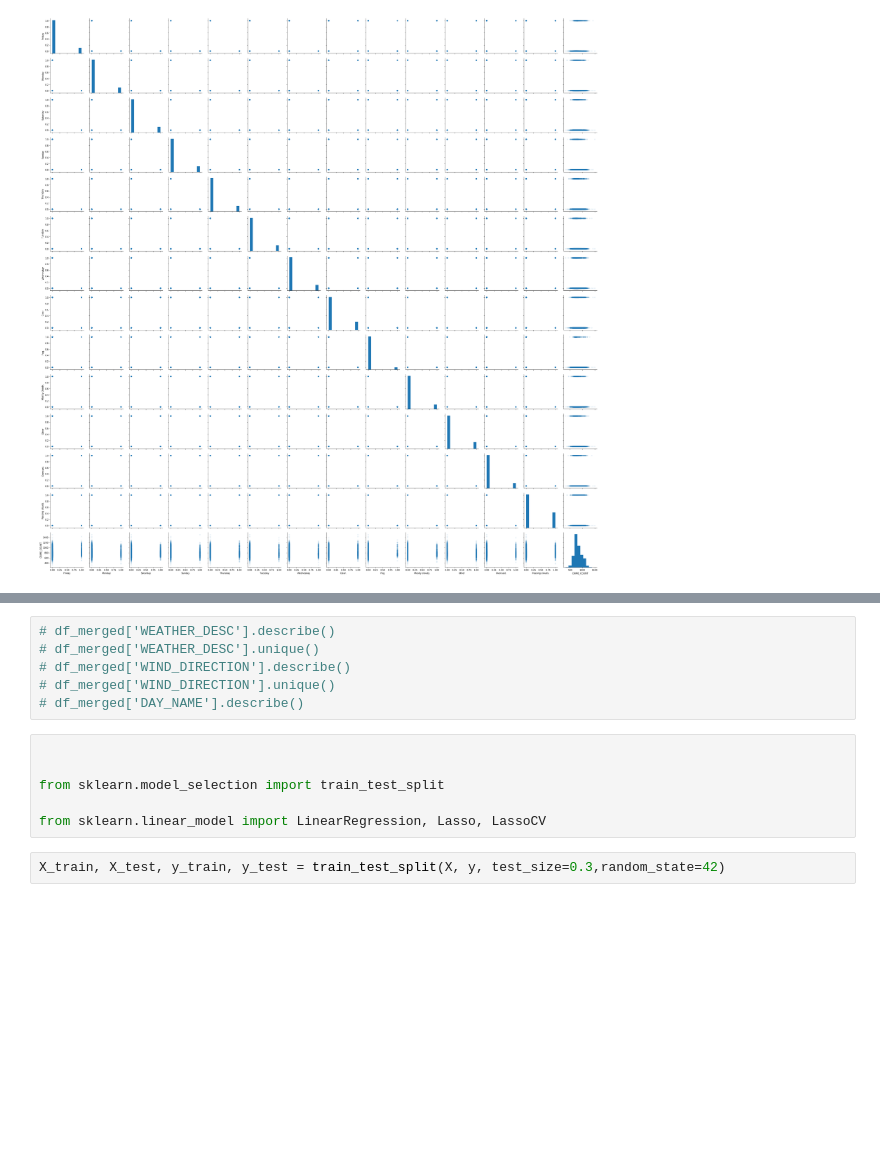
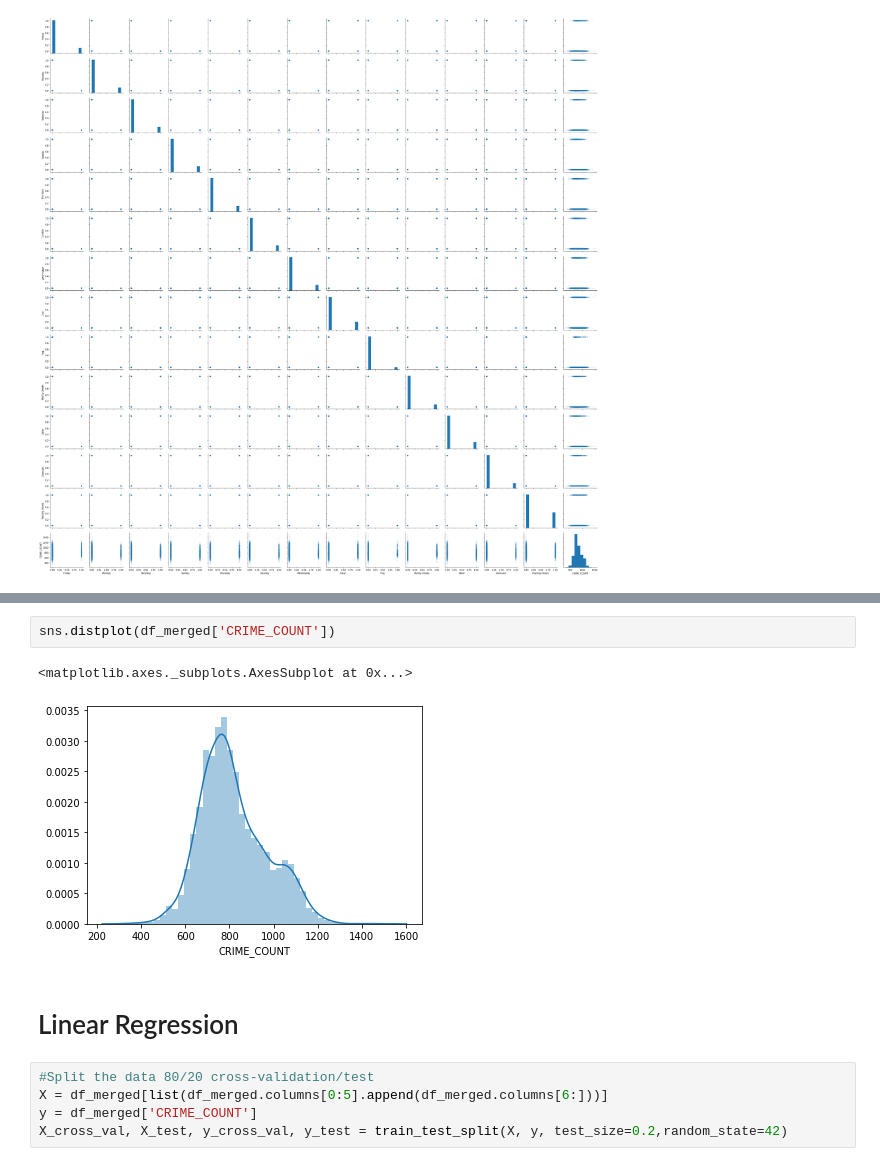
Before and after one commit to silvernine209/chicago_crime_rate_predictor, a Jupyter notebook: project_2_luther_lee_matthew.ipynb, the cells around one changed output, grey strips where cells are left out. Cells and saved outputs as stored; diff of their text form; blank space fills up the shorter version.

Commit message:
Finished linear regression portion

```diff
--- a/project_2_luther_lee_matthew.ipynb
+++ b/project_2_luther_lee_matthew.ipynb
@@ -347,14 +356,12 @@ sns.heatmap(pd.concat([df_merged[list(df_merged.columns)[7:]], df_merged['CRIME_
-# %%
-# df_merged['WEATHER_DESC'].describe()
-# df_merged['WEATHER_DESC'].unique()
-# df_merged['WIND_DIRECTION'].describe()
-# df_merged['WIND_DIRECTION'].unique()
-# df_merged['DAY_NAME'].describe()
-# %%
-
-
-from sklearn.model_selection import train_test_split
-
-from sklearn.linear_model import LinearRegression, Lasso, LassoCV
-# %%
-X_train, X_test, y_train, y_test = train_test_split(X, y, test_size=0.3,random_state=42)
+# %%
+sns.distplot(df_merged['CRIME_COUNT'])
+# %% [output]
+<matplotlib.axes._subplots.AxesSubplot at 0x...>
+[figure, added]
+# %% [markdown]
+# Linear Regression
+# %%
+#Split the data 80/20 cross-validation/test
+X = df_merged[list(df_merged.columns[0:5].append(df_merged.columns[6:]))]
+y = df_merged['CRIME_COUNT']
+X_cross_val, X_test, y_cross_val, y_test = train_test_split(X, y, test_size=0.2,random_state=42)
```
Also changed, not shown: parts of 15 cells of this notebook.
